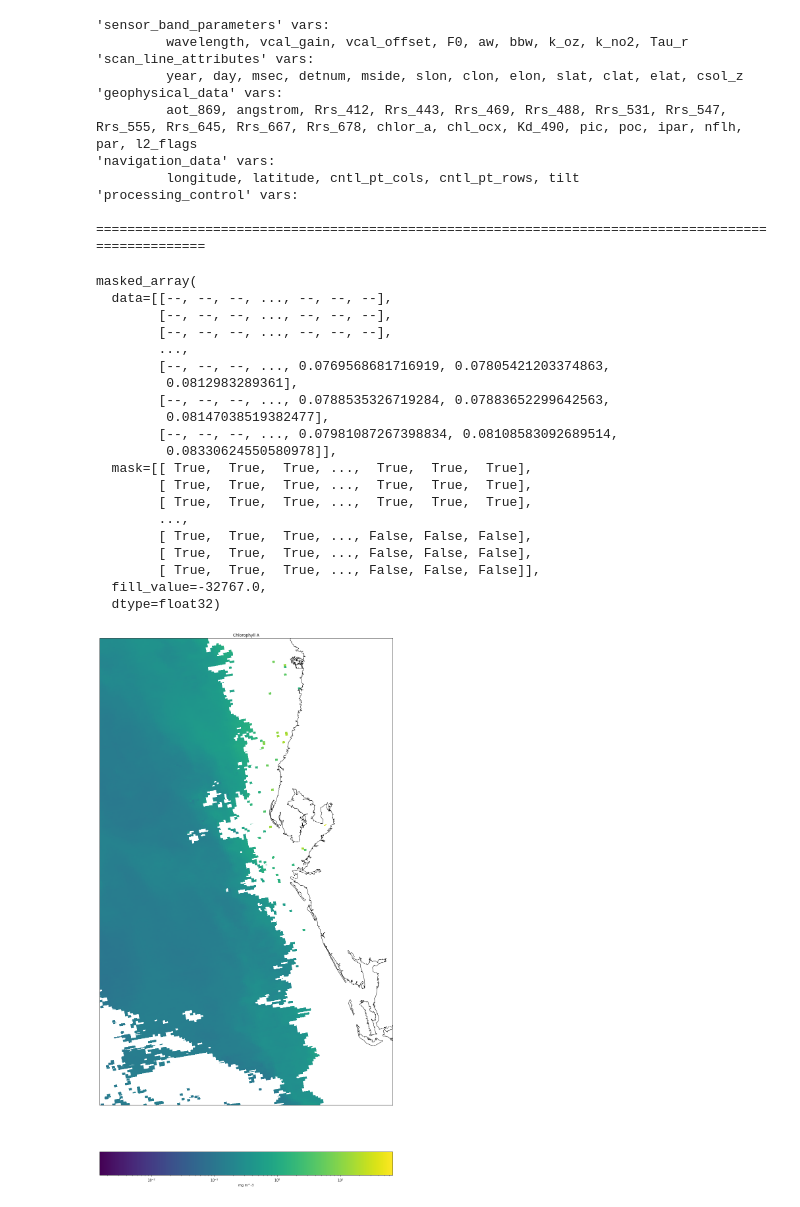
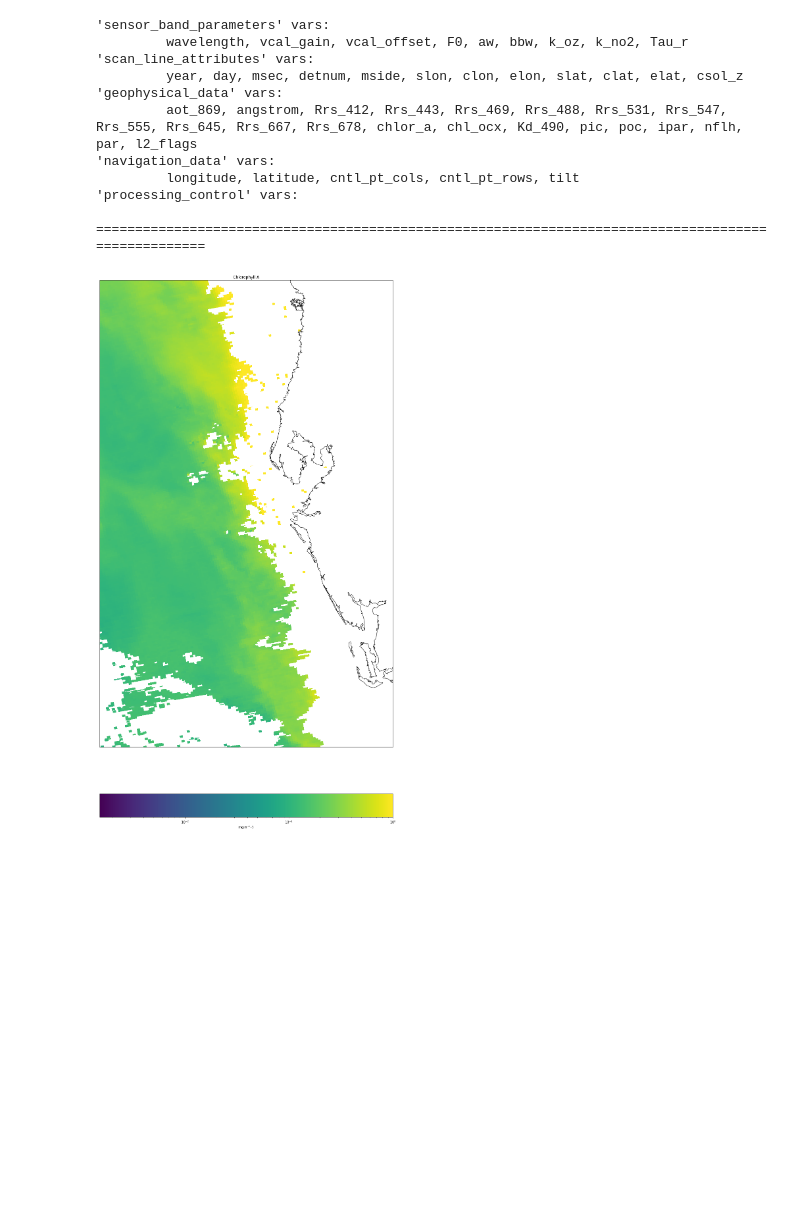
Before and after one commit to USF-IMARS/l2-processing, a Jupyter notebook: display_nc_file.ipynb, the cells around one changed output. Saved outputs shown, nothing was run; the diff lists cells and outputs as text; code cells hidden in the pictures; blank space fills up the shorter version.

Commit message:
+ histogram

```diff
--- a/display_nc_file.ipynb
+++ b/display_nc_file.ipynb
@@ -59,9 +59,18 @@ with Dataset(my_example_nc_file, mode='r') as filehandle:
     lon, lat = lons, lats
     xi, yi = m(lon, lat)
 
+    # === clip big/small values
+    # TODO: why does the min change the background to purple? are NaNs < 0.05?
+    MAX_CHLOR = 1
+    MIN_CHLOR = 0.05
+    chlor[chlor > MAX_CHLOR] = MAX_CHLOR
+    # chlor[(chlor != np.NAN) & (chlor < MIN_CHLOR)] = MIN_CHLOR
+
     # Plot Data
     cs = m.pcolor(
-        xi, yi, np.squeeze(chlor),
+        xi, yi,
+        np.squeeze(chlor),
+        # TODO: scale parameter?
         norm=matplotlib.colors.LogNorm()  # plot in log-scale
     )
 
@@ -71,51 +80,31 @@ with Dataset(my_example_nc_file, mode='r') as filehandle:
 
     # Add Coastlines, States, and Country Boundaries
     m.drawcoastlines()
     m.drawstates()
     m.drawcountries()
 
     # Add Colorbar
     cbar = m.colorbar(cs, location='bottom', pad="10%")
     cbar.set_label(chlor_units)
 
     # Add Title
     plt.title('Chlorophyll A')
 
     fig = plt.gcf()
     fig.set_size_inches(30,30)
     # fig.savefig('test2png.png', dpi=100)
 
     plt.show()
 # %% [output]
 'sensor_band_parameters' vars:
          wavelength, vcal_gain, vcal_offset, F0, aw, bbw, k_oz, k_no2, Tau_r
 'scan_line_attributes' vars:
          year, day, msec, detnum, mside, slon, clon, elon, slat, clat, elat, csol_z
 'geophysical_data' vars:
          aot_869, angstrom, Rrs_412, Rrs_443, Rrs_469, Rrs_488, Rrs_531, Rrs_547, Rrs_555, Rrs_645, Rrs_667, Rrs_678, chlor_a, chl_ocx, Kd_490, pic, poc, ipar, nflh, par, l2_flags
 'navigation_data' vars:
          longitude, latitude, cntl_pt_cols, cntl_pt_rows, tilt
 'processing_control' vars:
 
 ====================================================================================================
-masked_array(
-  data=[[--, --, --, ..., --, --, --],
-        [--, --, --, ..., --, --, --],
-        [--, --, --, ..., --, --, --],
-        ...,
-        [--, --, --, ..., 0.0769568681716919, 0.07805421203374863,
-         0.0812983289361],
-        [--, --, --, ..., 0.0788535326719284, 0.07883652299642563,
-         0.08147038519382477],
-        [--, --, --, ..., 0.07981087267398834, 0.08108583092689514,
-         0.08330624550580978]],
-  mask=[[ True,  True,  True, ...,  True,  True,  True],
-        [ True,  True,  True, ...,  True,  True,  True],
-        [ True,  True,  True, ...,  True,  True,  True],
-        ...,
-        [ True,  True,  True, ..., False, False, False],
-        [ True,  True,  True, ..., False, False, False],
-        [ True,  True,  True, ..., False, False, False]],
-  fill_value=-32767.0,
-  dtype=float32)
-[figure, old version]
+[figure, new version]
```
Also changed, not shown: 1 other file.
